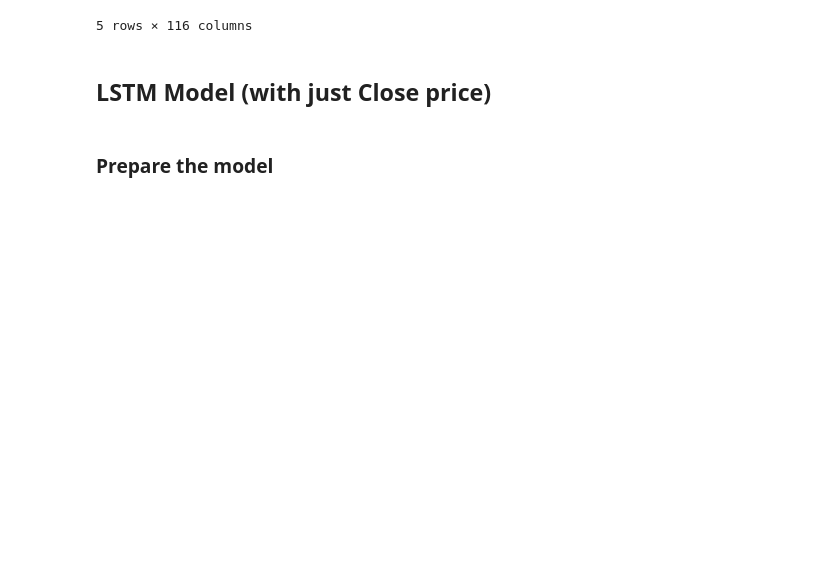
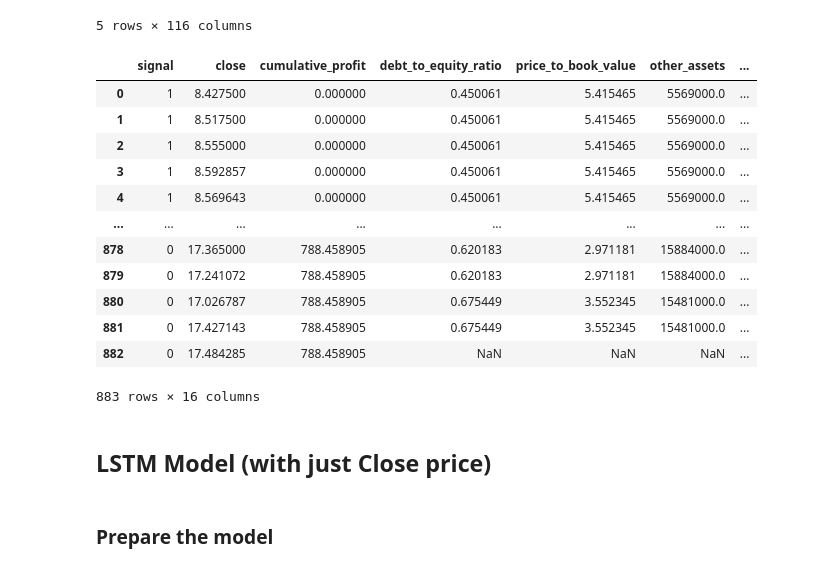
Before and after one commit to roboGOD/iisc-dsp-stock-price-prediction, a Jupyter notebook: src/03-model-training.ipynb, the cells around one changed output. Drawn from its saved outputs; the diff is of its cells as text; code cells hidden in the pictures; blank space fills up the shorter version.

```diff
--- a/src/03-model-training.ipynb
+++ b/src/03-model-training.ipynb
@@ -6,6 +6,7 @@ import pandas as pd
 df_merged = pd.read_csv('eda.csv', index_col=0)
 df_numeric = pd.read_csv('numeric_data.csv', index_col=0)
 df_pca = pd.read_csv('pca_data.csv', index_col=0)
+top_10_correlations = pd.read_csv('top_10_correlations.csv', index_col=0)
 
 df_merged.info()
 # %% [output]
@@ -29,3 +34,20 @@ df_merged['signal'] = df_merged['signal'].map({'BUY': 1, 'SELL': 0})
+# %%
+df_processed = pd.concat([df_processed, df_pca], axis=1)
+df_processed
+# %% [output]
+|  | signal | close | cumulative_profit | debt_to_equity_ratio | price_to_book_value | other_assets | ... |
+| 0 | 1 | 8.427500 | 0.000000 | 0.450061 | 5.415465 | 5569000.0 | ... |
+| 1 | 1 | 8.517500 | 0.000000 | 0.450061 | 5.415465 | 5569000.0 | ... |
+| 2 | 1 | 8.555000 | 0.000000 | 0.450061 | 5.415465 | 5569000.0 | ... |
+| 3 | 1 | 8.592857 | 0.000000 | 0.450061 | 5.415465 | 5569000.0 | ... |
+| 4 | 1 | 8.569643 | 0.000000 | 0.450061 | 5.415465 | 5569000.0 | ... |
+| ... | ... | ... | ... | ... | ... | ... | ... |
+| 878 | 0 | 17.365000 | 788.458905 | 0.620183 | 2.971181 | 15884000.0 | ... |
+| 879 | 0 | 17.241072 | 788.458905 | 0.620183 | 2.971181 | 15884000.0 | ... |
+| 880 | 0 | 17.026787 | 788.458905 | 0.675449 | 3.552345 | 15481000.0 | ... |
+| 881 | 0 | 17.427143 | 788.458905 | 0.675449 | 3.552345 | 15481000.0 | ... |
+| 882 | 0 | 17.484285 | 788.458905 | NaN | NaN | NaN | ... |
+883 rows × 16 columns
 # %% [markdown]
 ## LSTM Model (with just Close price)
 # %% [markdown]
```
Also changed, not shown: parts of 14 cells of this notebook.
